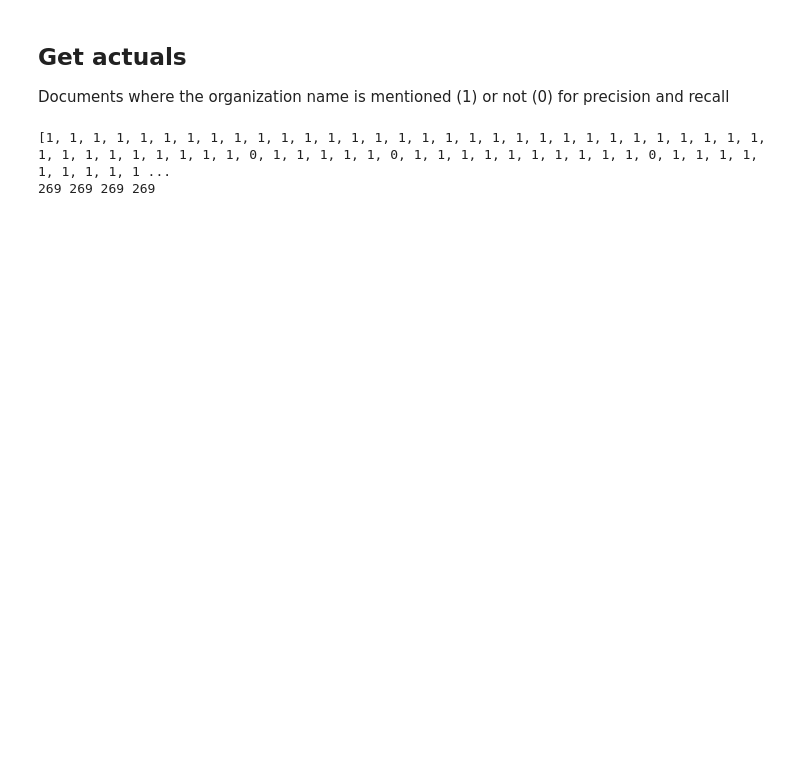
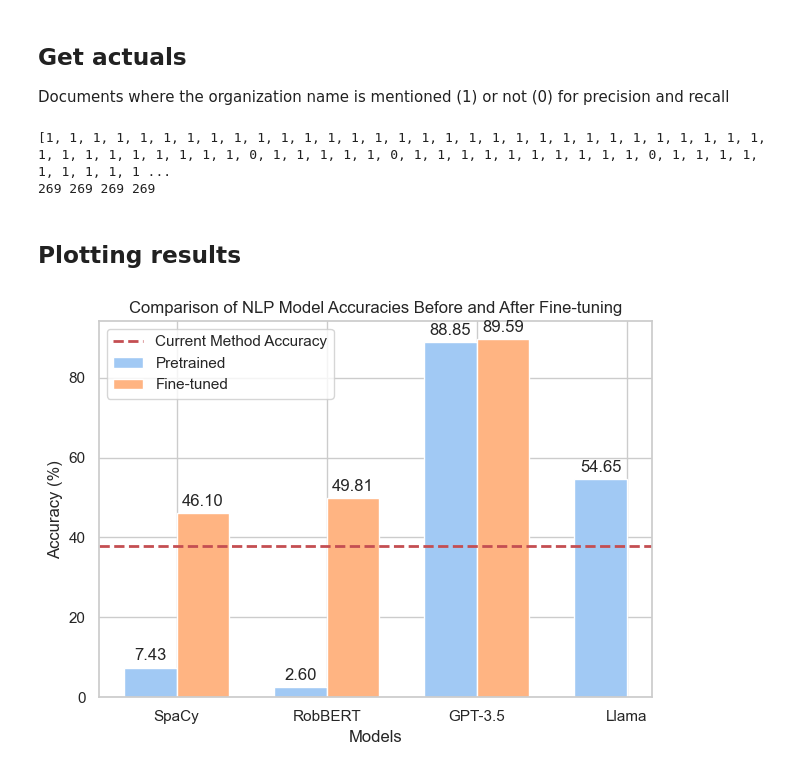
Before and after one commit to San-mtn/ComplianceMonitoringNLP, a Jupyter notebook: scripts/current_method.ipynb, the cells around one changed output. Cells and saved outputs as stored; diff of their text form; code cells hidden in the pictures; blank space fills up the shorter version.

```diff
--- a/scripts/current_method.ipynb
+++ b/scripts/current_method.ipynb
@@ -133,3 +126,67 @@ actuals = [1 if entry[1] else 0 for entry in actuals_test]
 # %% [output]
 [1, 1, 1, 1, 1, 1, 1, 1, 1, 1, 1, 1, 1, 1, 1, 1, 1, 1, 1, 1, 1, 1, 1, 1, 1, 1, 1, 1, 1, 1, 1, 1, 1, 1, 1, 1, 1, 1, 1, 1, 0, 1, 1, 1, 1, 1, 0, 1, 1, 1, 1, 1, 1, 1, 1, 1, 1, 0, 1, 1, 1, 1, 1, 1, 1, 1, 1 ...
 269 269 269 269
+# %% [markdown]
+## Plotting results
+# %%
+import matplotlib.pyplot as plt
+import numpy as np
+import seaborn as sns
+
+# Setting seaborn style
+sns.set(style="whitegrid")
+
+# Model names
+models = ['SpaCy', 'RobBERT', 'GPT-3.5', 'Llama']
+
+# Accuracy before fine-tuning
+pretrained_accuracy = [7.43, 2.60, 88.85, 54.65]
+
+# Accuracy after fine-tuning (None for Llama as it is only pretrained)
+fine_tuned_accuracy = [46.10, 49.81, 89.59, None]
+
+x = np.arange(len(models))  # the label locations
+width = 0.35  # the width of the bars
+
+fig, ax = plt.subplots()
+
+# Using seaborn colors
+colors = sns.color_palette("pastel")
+
+rects1 = ax.bar(x - width/2, pretrained_accuracy, width, label='Pretrained', color=colors[0])
+
+# Fine-tuned bars excluding Llama (handled by checking if accuracy is None)
+rects2 = ax.bar(x[:-1] + width/2, fine_tuned_accuracy[:-1], width, label='Fine-tuned', color=colors[1])
+
+# Add some text for labels, title, and custom x-axis tick labels, etc.
+ax.set_xlabel('Models')
+ax.set_ylabel('Accuracy (%)')
+ax.set_title('Comparison of NLP Model Accuracies Before and After Fine-tuning')
+ax.set_xticks(x)
+ax.set_xticklabels(models)
+ax.legend()
+
+# Line for current method's accuracy
+current_accuracy = 37.83
+ax.axhline(y=current_accuracy, color='r', linestyle='--', linewidth=2, label='Current Method Accuracy')
+ax.legend()
+
+# Attach a text label inside each bar, displaying its height.
+def autolabel(rects):
+    for rect in rects:
+        height = rect.get_height()
+        if height is not None:  # Only label bars with a non-None height
+            ax.annotate(f'{height:.2f}',
+                        xy=(rect.get_x() + rect.get_width() / 2, height),
+                        xytext=(0, 3),  # 3 points vertical offset
+                        textcoords="offset points",
+                        ha='center', va='bottom')
+
+autolabel(rects1)
+autolabel(rects2)
+
+fig.tight_layout()
+
+plt.show()
+# %% [output]
+[figure, added]
```
Also changed, not shown: parts of 12 cells of this notebook, 9 other files.
